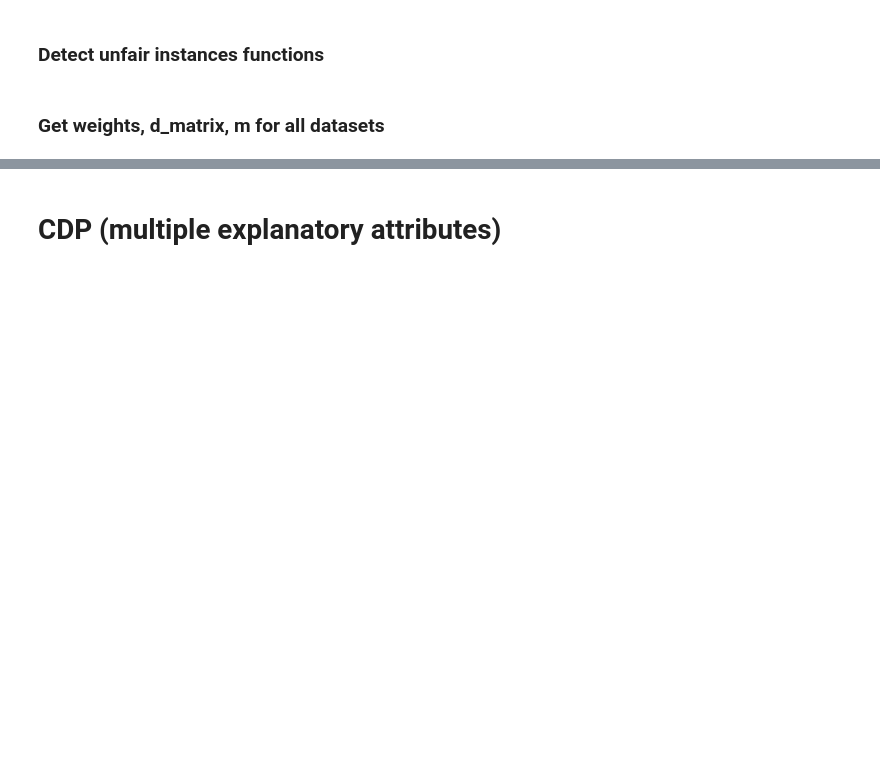
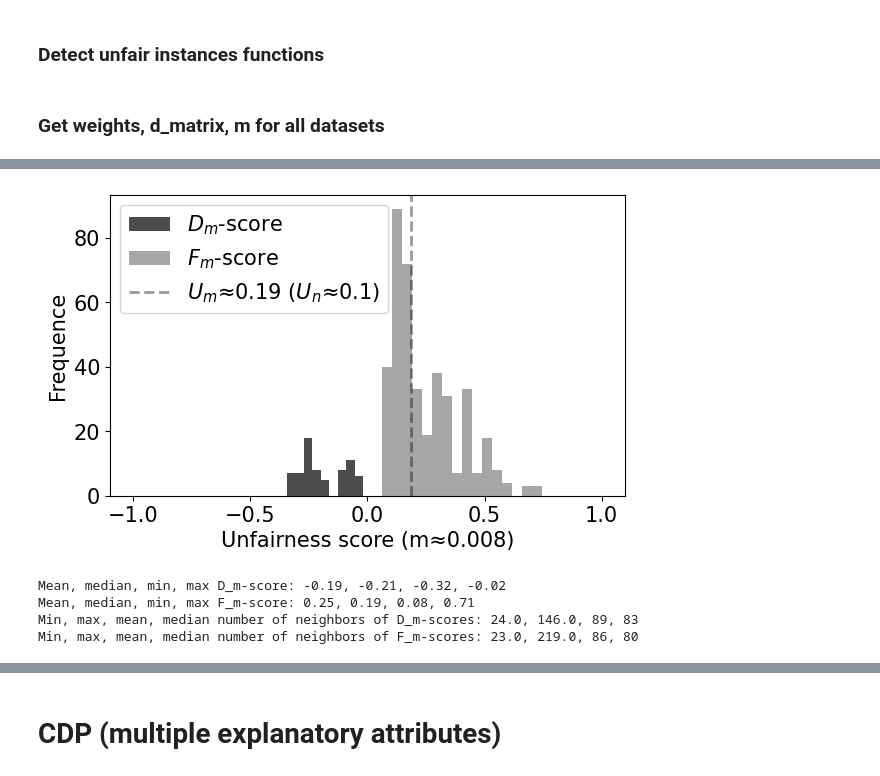
Before and after one commit to python211223/fairness-aware-classification, a Jupyter notebook: fair_classification.ipynb, the cells around one changed output, grey strips where cells are left out. Saved outputs shown, nothing was run; the diff lists cells and outputs as text; code cells hidden in the pictures; blank space fills up the shorter version.

```diff
--- a/fair_classification.ipynb
+++ b/fair_classification.ipynb
@@ -1231,5 +1282,29 @@ def get_unfair_instances(data, d_matrix, m, name, k=8, t=0, n=1, print_info=Fals
 
     return d_m_nn_np, f_m_nn_np, u_m, u_n
+# %%
+def relabel_deprived(data_copy, d_m_nn, d_matrix, m, name, k, print_info=False, save=True):
+    """
+    Plot unfairness scores, d_k-scores, number of neighbors and p-values after
+    relabelling all discriminated deprived instances in data_copy
+
+    :param data_copy: ndarray of dataset (column 0 = class_label (positive decision = 1),
+    column 1 = sensitive attribute (deprived group = 1), column 2 = explanatory attribute)
+    :param d_m_nn: ndarray with [index, d_m-score, number of neighbors with different s,
+    number of neighbors with same s, p-value two-proportion z-test, p-value one-proportion z-test]
+    for all unfair deprived instances in data_copy
+    :param d_matrix: ndarray with distance matrix
+    :param m: m for measuring unfairness using m-NN
+    :param name: name of dataset
+    :param k: k for measuring unfairness using k-NN
+    :param print_info: whether to print information about the unfair instances
+    :param save: whether to save the histograms
+    :return:
+    """
+
+    data = data_copy.copy()
+    d_m_nn_disc = d_m_nn[d_m_nn[:, 1] > 0]
+    data[d_m_nn_disc[:, 0].astype(int), 0] = 1
+    _, _, _, _ = get_unfair_instances(data, d_matrix, m, name, k, print_info, 0, 1, save)
 # %% [markdown]
 ### Get weights, d_matrix, m for all datasets
 # %%
@@ -1285,3 +1364,11 @@ Min, max, mean, median number of neighbors of F_m-scores: 1.0, 265.0, 47, 28
+# %%
+relabel_deprived(df_compas.to_numpy(), d_m_compas, d_matrix_compas, m_compas, 'compas_rl', 71, save=1)
+# %% [output]
+[figure, added]
+Mean, median, min, max D_m-score: -0.19, -0.21, -0.32, -0.02
+Mean, median, min, max F_m-score: 0.25, 0.19, 0.08, 0.71
+Min, max, mean, median number of neighbors of D_m-scores: 24.0, 146.0, 89, 83
+Min, max, mean, median number of neighbors of F_m-scores: 23.0, 219.0, 86, 80
 # %%
 # d_matrix_ar = np.empty(0)
 # m_ar = np.nan
```
Also changed, not shown: parts of 13 cells of this notebook.
